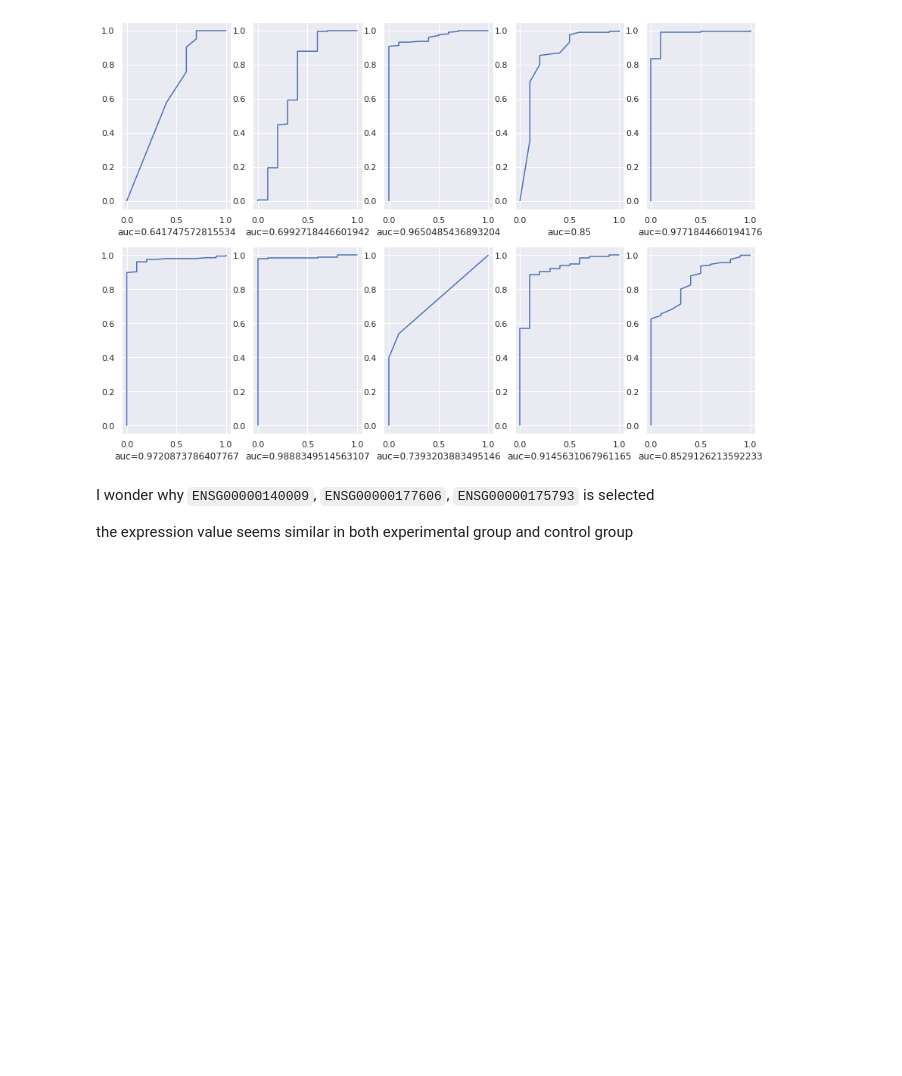
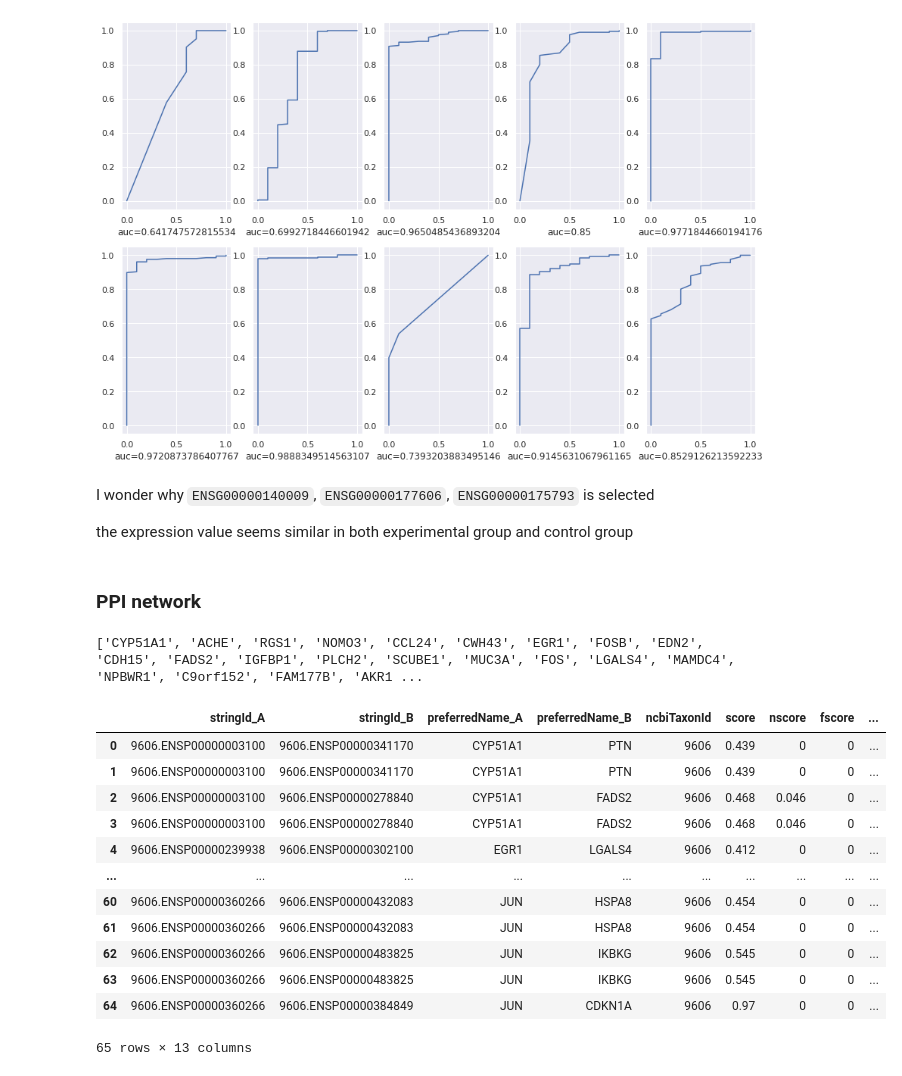
Before and after one commit to kiddos/notes, a Jupyter notebook: bioinformatics/final.ipynb, the cells around one changed output. Saved outputs shown, nothing was run; the diff lists cells and outputs as text; code cells hidden in the pictures; blank space fills up the shorter version.

```diff
--- a/bioinformatics/final.ipynb
+++ b/bioinformatics/final.ipynb
@@ -617,3 +641,11 @@ plt.show()
 I wonder why `ENSG00000140009`, `ENSG00000177606`, `ENSG00000175793` is selected
 
 the expression value seems similar in both experimental group and control group
+# %% [markdown]
+### PPI network
+# %%
+selected_gene_list = [gene_names[g] for g in selected_genes if gene_names[g]] + \
+    ['ESR2', 'JUN', 'PTN', 'PTGER3', 'CEBPB', 'IKBKG', 'HSPA8', 'SFN', 'CDKN1A', 'E2F1']
+print(selected_gene_list)
+# %% [output]
+['CYP51A1', 'ACHE', 'RGS1', 'NOMO3', 'CCL24', 'CWH43', 'EGR1', 'FOSB', 'EDN2', 'CDH15', 'FADS2', 'IGFBP1', 'PLCH2', 'SCUBE1', 'MUC3A', 'FOS', 'LGALS4', 'MAMDC4', 'NPBWR1', 'C9orf152', 'FAM177B', 'AKR1 ...
@@ -619,0 +663,17 @@ the expression value seems similar in both experimental group and control group
+# %%
+network_df = pd.DataFrame(data[1:-1], columns=data[0])
+network_df
+# %% [output]
+|  | stringId_A | stringId_B | preferredName_A | preferredName_B | ncbiTaxonId | score | nscore | fscore | ... |
+| 0 | 9606.ENSP00000003100 | 9606.ENSP00000341170 | CYP51A1 | PTN | 9606 | 0.439 | 0 | 0 | ... |
+| 1 | 9606.ENSP00000003100 | 9606.ENSP00000341170 | CYP51A1 | PTN | 9606 | 0.439 | 0 | 0 | ... |
+| 2 | 9606.ENSP00000003100 | 9606.ENSP00000278840 | CYP51A1 | FADS2 | 9606 | 0.468 | 0.046 | 0 | ... |
+| 3 | 9606.ENSP00000003100 | 9606.ENSP00000278840 | CYP51A1 | FADS2 | 9606 | 0.468 | 0.046 | 0 | ... |
+| 4 | 9606.ENSP00000239938 | 9606.ENSP00000302100 | EGR1 | LGALS4 | 9606 | 0.412 | 0 | 0 | ... |
+| ... | ... | ... | ... | ... | ... | ... | ... | ... | ... |
+| 60 | 9606.ENSP00000360266 | 9606.ENSP00000432083 | JUN | HSPA8 | 9606 | 0.454 | 0 | 0 | ... |
+| 61 | 9606.ENSP00000360266 | 9606.ENSP00000432083 | JUN | HSPA8 | 9606 | 0.454 | 0 | 0 | ... |
+| 62 | 9606.ENSP00000360266 | 9606.ENSP00000483825 | JUN | IKBKG | 9606 | 0.545 | 0 | 0 | ... |
+| 63 | 9606.ENSP00000360266 | 9606.ENSP00000483825 | JUN | IKBKG | 9606 | 0.545 | 0 | 0 | ... |
+| 64 | 9606.ENSP00000360266 | 9606.ENSP00000384849 | JUN | CDKN1A | 9606 | 0.97 | 0 | 0 | ... |
+65 rows × 13 columns
```
Also changed, not shown: parts of 18 cells of this notebook.
